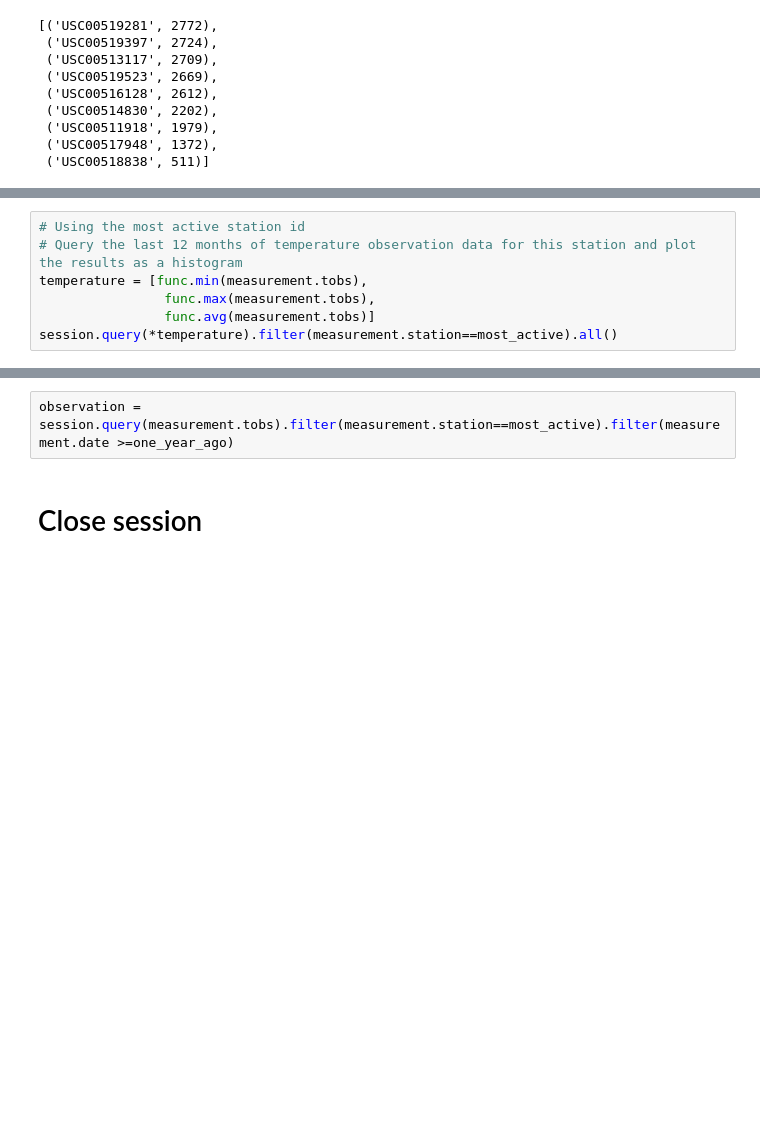
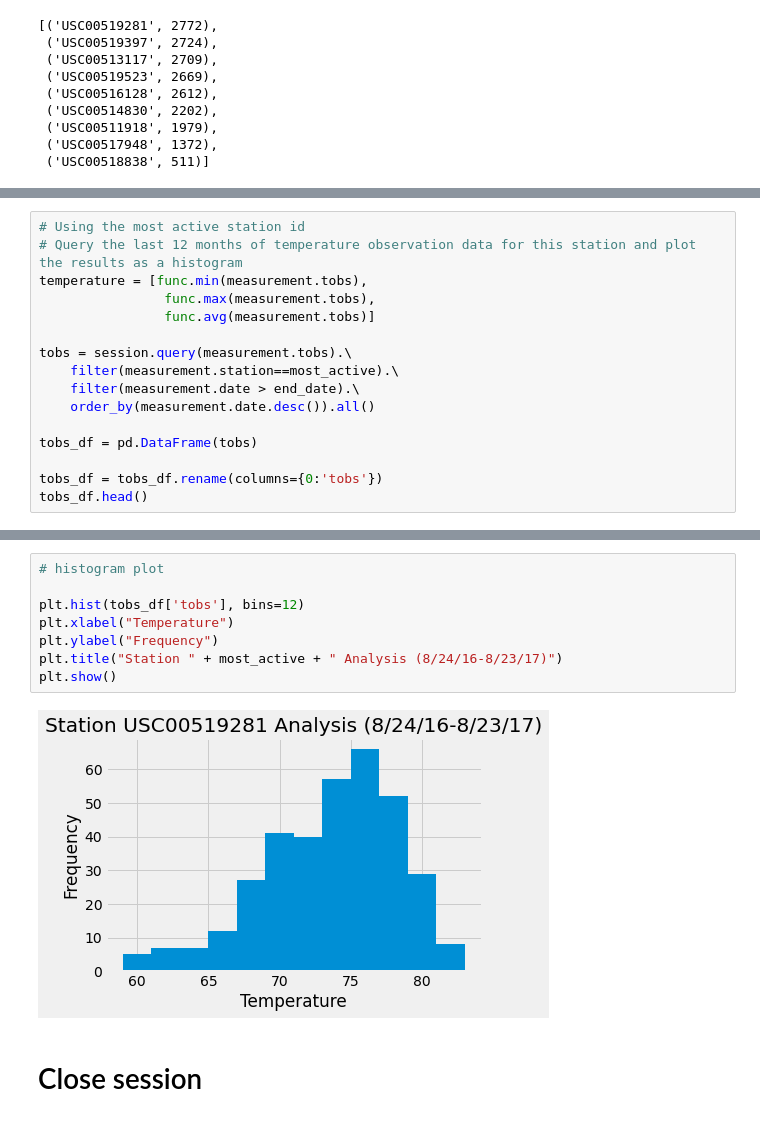
Before and after one commit to hmcwhit96/sqlalchemy-challenge, a Jupyter notebook: climate_starter.ipynb, the cells around one changed output, grey strips where cells are left out. Drawn from its saved outputs; the diff is of its cells as text; blank space fills up the shorter version.

Commit message:
climate and station analysis

```diff
--- a/climate_starter.ipynb
+++ b/climate_starter.ipynb
@@ -140,5 +154,14 @@ most_active
 temperature = [func.min(measurement.tobs),
                 func.max(measurement.tobs),
                 func.avg(measurement.tobs)]
-session.query(*temperature).filter(measurement.station==most_active).all()
+
+tobs = session.query(measurement.tobs).\
+    filter(measurement.station==most_active).\
+    filter(measurement.date > end_date).\
+    order_by(measurement.date.desc()).all()
+
+tobs_df = pd.DataFrame(tobs)
+
+tobs_df = tobs_df.rename(columns={0:'tobs'})
+tobs_df.head()
 # %% [output]
@@ -146,5 +174,13 @@ session.query(*temperature).filter(measurement.station==most_active).all()
-# %%
-observation = session.query(measurement.tobs).filter(measurement.station==most_active).filter(measurement.date >=one_year_ago)
+# %%
+# histogram plot
+
+plt.hist(tobs_df['tobs'], bins=12)
+plt.xlabel("Temperature")
+plt.ylabel("Frequency")
+plt.title("Station " + most_active + " Analysis (8/24/16-8/23/17)")
+plt.show()
+# %% [output]
+[figure, added]
 # %% [markdown]
 # Close session
 # %%
```
Also changed, not shown: parts of 5 cells of this notebook.
